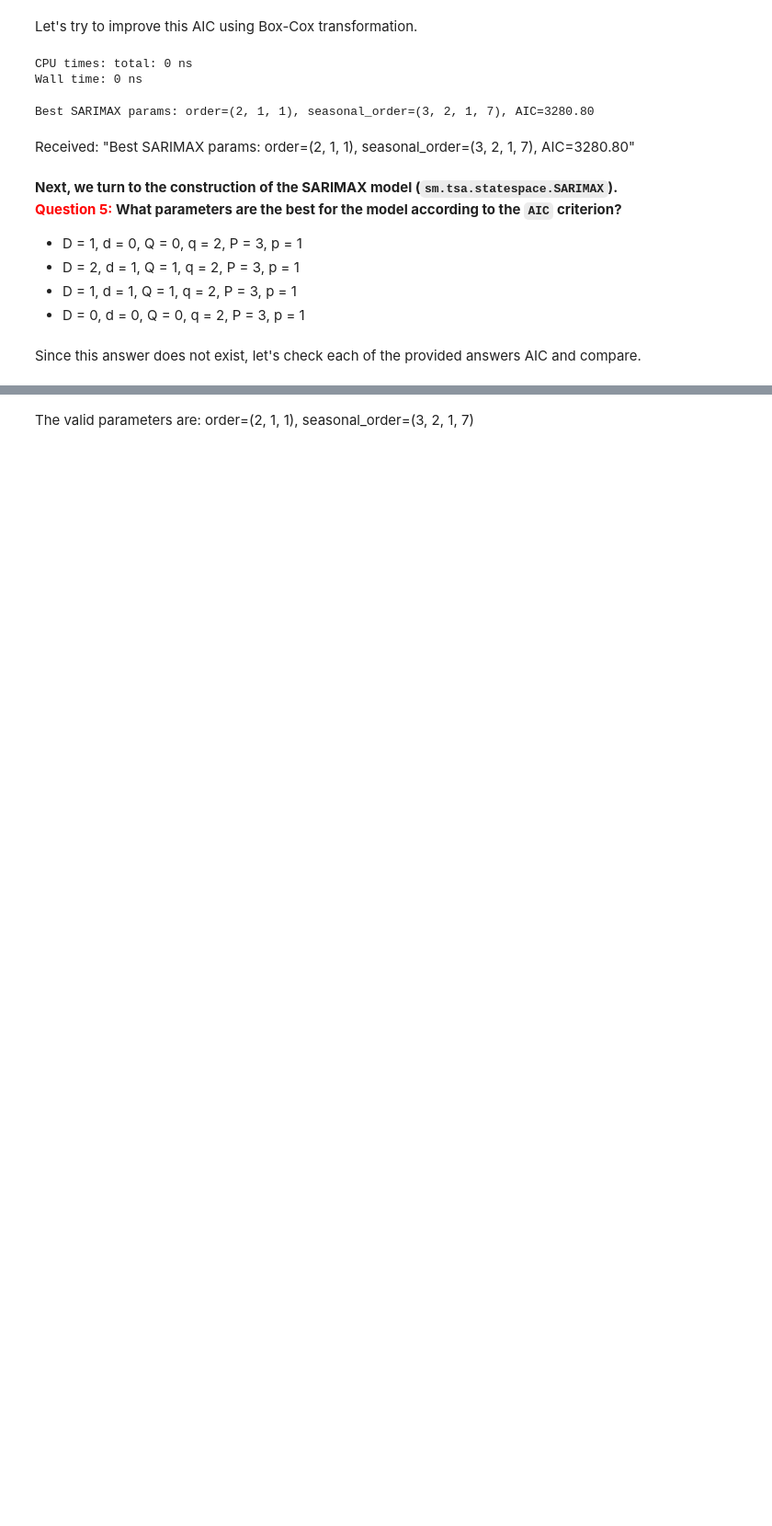
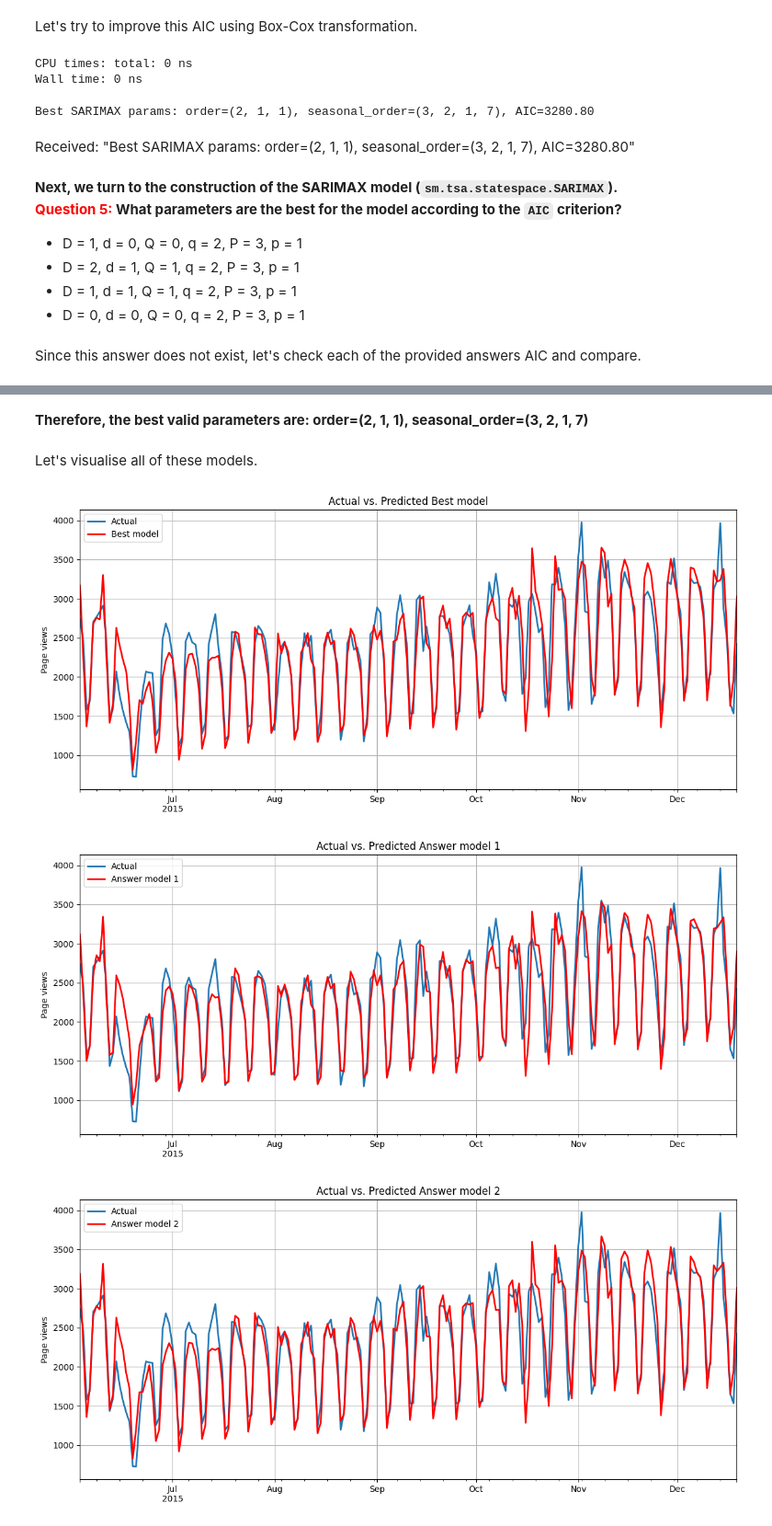
Before and after one commit to algirdasleo/ds-ai-assignments-algirdas-poskus, a Jupyter notebook: weeks/week2/notebooks/3. Time Series Analysis/assignment09_time_series.ipynb, the cells around one changed output, grey strips where cells are left out. Shown at 92% size. Saved outputs shown, nothing was run; the diff lists cells and outputs as text; code cells hidden in the pictures; blank space fills up the shorter version.

```diff
--- a/weeks/week2/notebooks/3. Time Series Analysis/assignment09_time_series.ipynb
+++ b/weeks/week2/notebooks/3. Time Series Analysis/assignment09_time_series.ipynb
@@ -234,15 +251,21 @@ Let's try to improve this AIC using Box-Cox transformation.
 # %%
 y_transformed, fitted_lambda = boxcox(train_df["y"])
 train_df["y_boxcox"] = y_transformed
+# %%
+train_df.index = pd.date_range(start=train_df['ds'].min(), periods=len(train_df), freq='D')
 # %%
 best_aic = float("inf")
 best_params = None
 
 %time
 
-best_aic, best_params = createSarimaxModel(train_df["y_boxcox"], pdq, seasonal_pdq)
+boxcox_model, boxcox_aic, boxcox_params = find_best_sarimax_model(train_df["y_boxcox"], pdq, seasonal_pdq)
 
-print(f"Best SARIMAX params: order={best_params[0]}, seasonal_order={best_params[1]}, AIC={best_aic:.2f}")
+if boxcox_model is None:
+    print("Box-Cox model not found")
+    exit(1)
+
+print(f"Best SARIMAX params: order={boxcox_params[0]}, seasonal_order={boxcox_params[1]}, AIC={boxcox_aic:.2f}")
 # %% [output]
 CPU times: total: 0 ns
 Wall time: 0 ns
@@ -278,2 +305,42 @@ Received: "Min AIC from answers: 3297.9792443973824". While our min achieved AIC
 # %% [markdown]
-The valid parameters are: order=(2, 1, 1), seasonal_order=(3, 2, 1, 7)
+**Therefore, the best valid parameters are: order=(2, 1, 1), seasonal_order=(3, 2, 1, 7)**
+# %% [markdown]
+Let's visualise all of these models.
+# %%
+def plot_actual_vs_predicted(
+    data,
+    fitted_model,
+    boxcox_lambda,
+    number_of_days = 200,
+    predicted_model_title="Predicted Model"
+):
+    if (fitted_model is None) or (boxcox_lambda is None):
+        print("Missing fitted model or lambda.")
+        return
+
+    if data.shape[0] < number_of_days:
+        print("Dataframe has less samples than number_of_days.")
+        return
+
+    data = data.copy()
+    data["model"] = inv_boxcox(fitted_model.fittedvalues, boxcox_lambda)
+
+    plt.figure(figsize=(14,6))
+    data["y"].tail(number_of_days).plot(label="Actual", linewidth=2)
+    data["model"][13:].tail(number_of_days).plot(color="r", label=predicted_model_title, linewidth=2)
+
+    plt.ylabel("Page views")
+    plt.title(f"Actual vs. Predicted {predicted_model_title}")
+    plt.legend()
+    plt.grid(True)
+    plt.show()
+# %%
+plot_actual_vs_predicted(train_df, boxcox_model, fitted_lambda, 200, predicted_model_title="Best model")
+plot_actual_vs_predicted(train_df, model_ans_1[0], fitted_lambda, 200, predicted_model_title="Answer model 1")
+plot_actual_vs_predicted(train_df, model_ans_2[0], fitted_lambda, 200, predicted_model_title="Answer model 2")
+plot_actual_vs_predicted(train_df, model_ans_3[0], fitted_lambda, 200, predicted_model_title="Answer model 3")
+plot_actual_vs_predicted(train_df, model_ans_4[0], fitted_lambda, 200, predicted_model_title="Answer model 4")
+# %% [output]
+[figure, added]
+[figure, added]
+[figure, added]
```
Also changed, not shown: parts of 12 cells of this notebook, 4 other files.
